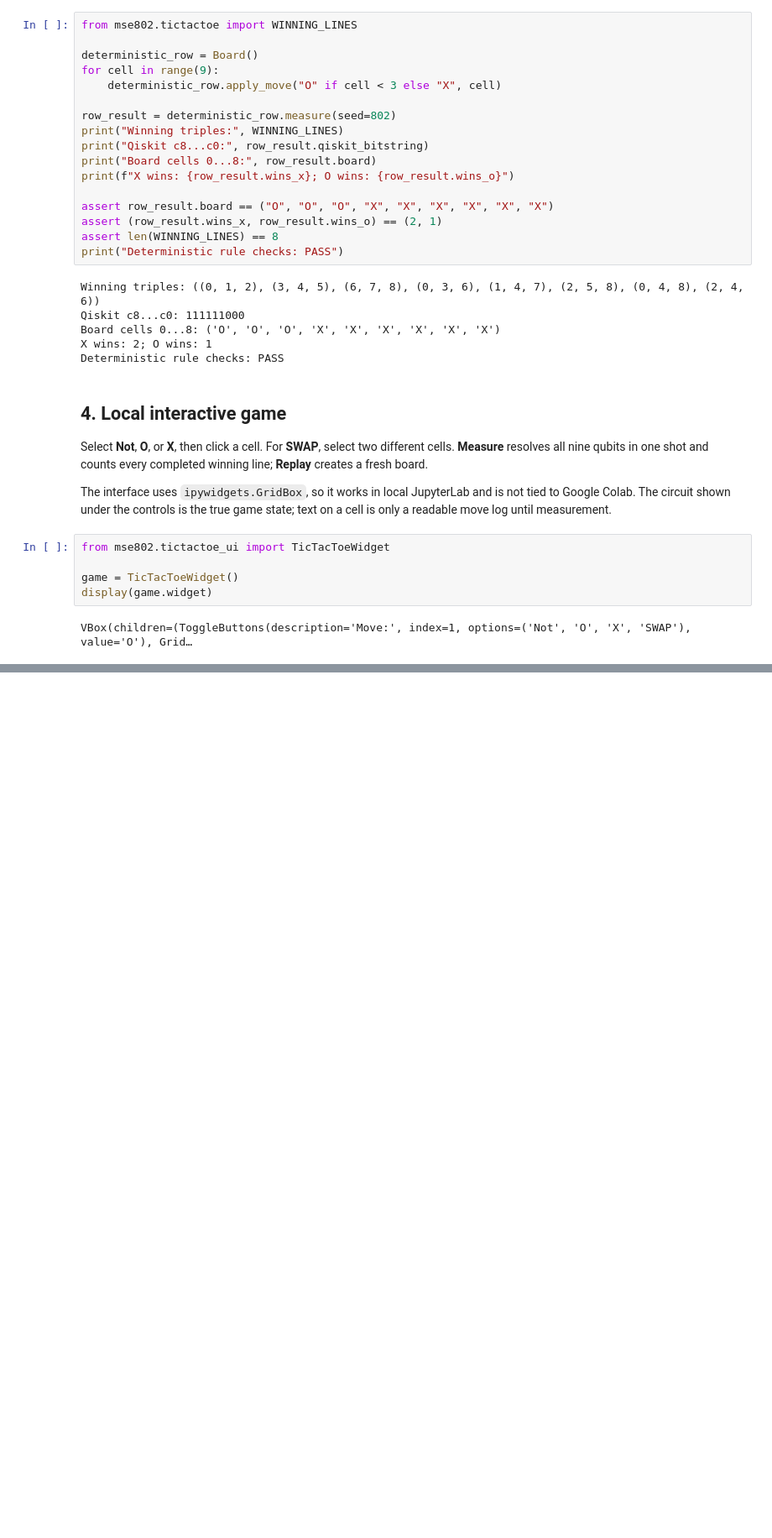
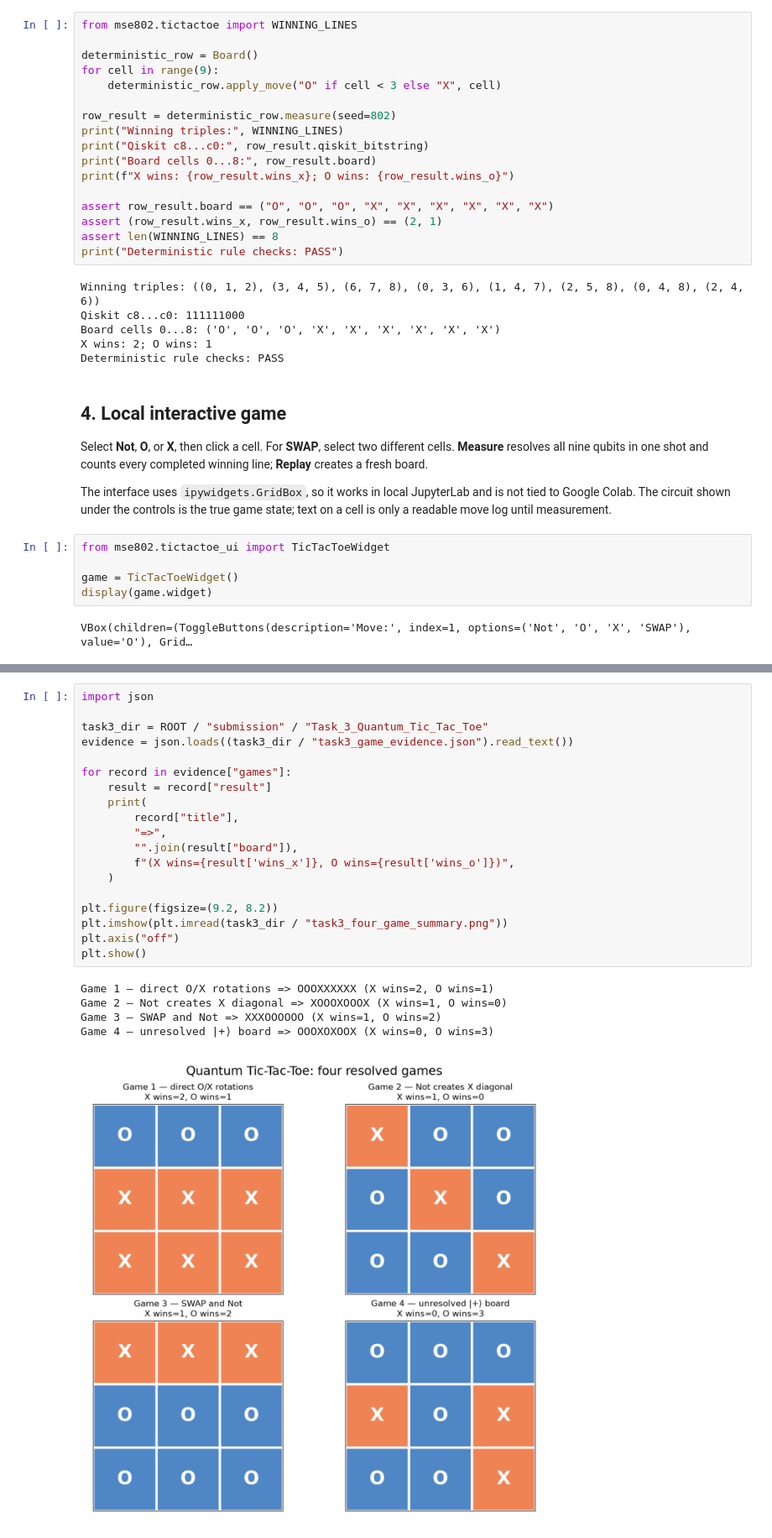
Before and after one commit to miku-wwl/802-Quantum-Computing, a Jupyter notebook: submission/Task_3_Quantum_Tic_Tac_Toe/Task_3_Quantum_Tic_Tac_Toe.ipynb, the cells around one changed output, grey strips where cells are left out. Shown at 84% size. Saved outputs shown, nothing was run; the diff lists cells and outputs as text; blank space fills up the shorter version.

Commit message:
A2-18 Capture four game outcomes

```diff
--- a/submission/Task_3_Quantum_Tic_Tac_Toe/Task_3_Quantum_Tic_Tac_Toe.ipynb
+++ b/submission/Task_3_Quantum_Tic_Tac_Toe/Task_3_Quantum_Tic_Tac_Toe.ipynb
@@ -140,0 +153,25 @@ analysis are added after the automated checks pass.
+# %%
+import json
+
+task3_dir = ROOT / "submission" / "Task_3_Quantum_Tic_Tac_Toe"
+evidence = json.loads((task3_dir / "task3_game_evidence.json").read_text())
+
+for record in evidence["games"]:
+    result = record["result"]
+    print(
+        record["title"],
+        "=>",
+        "".join(result["board"]),
+        f"(X wins={result['wins_x']}, O wins={result['wins_o']})",
+    )
+
+plt.figure(figsize=(9.2, 8.2))
+plt.imshow(plt.imread(task3_dir / "task3_four_game_summary.png"))
+plt.axis("off")
+plt.show()
+# %% [output]
+Game 1 — direct O/X rotations => OOOXXXXXX (X wins=2, O wins=1)
+Game 2 — Not creates X diagonal => XOOOXOOOX (X wins=1, O wins=0)
+Game 3 — SWAP and Not => XXXOOOOOO (X wins=1, O wins=2)
+Game 4 — unresolved |+⟩ board => OOOXOXOOX (X wins=0, O wins=3)
+[figure, added]
```
Also changed, not shown: parts of 3 cells of this notebook, 12 other files.
